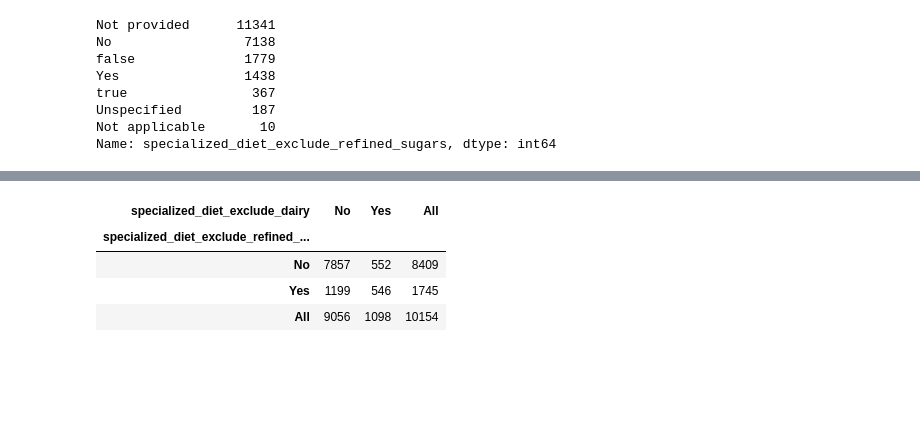
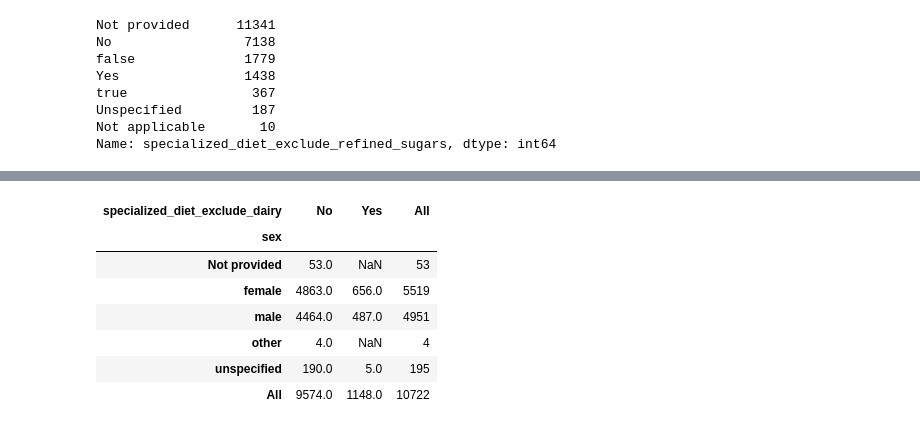
Before and after one commit to grusso98/gut-microbiota-diet, a Jupyter notebook: EDA.ipynb, the cells around one changed output, grey strips where cells are left out. Saved outputs shown, nothing was run; the diff lists cells and outputs as text; code cells hidden in the pictures; blank space fills up the shorter version.

Commit message:
started refined_sugar pipeline

```diff
--- a/EDA.ipynb
+++ b/EDA.ipynb
@@ -72,2 +104,24 @@ Name: specialized_diet_exclude_dairy, dtype: int64
 # %%
 data = data.loc[data.body_site == "UBERON:feces",:]
+# %%
+cond_no_disease=(((data['acid_reflux']=='No') | (data['acid_reflux']=='Not provided')) &
+(data['alcohol_frequency']!='Daily') &
+(data['allergic_to_peanuts']== 'No') &
+(data['allergic_to_shellfish']== 'No') &
+(data['allergic_to_tree_nuts']=='No') &
+(data['allergic_to_other']=='No') &
+((data['autoimmune']=='No') | (data['autoimmune']=='Not provided')) &
+((data['cancer']=='No') | (data['cancer']=='Not provided')) &
+((data['cdiff']=='No') | (data['cdiff']=='Not provided')) &
+((data['diabetes']=='No') | (data['diabetes']=='Not provided')) &
+((data['gluten']=='No') | (data['gluten']=='Not provided')) &
+((data['ibd']=='No') | (data['ibd']=='Not provided')) &
+((data['ibs']=='No') | (data['ibs']=='Not provided')) &
+((data['kidney_disease']=='No') | (data['kidney_disease']=='Not provided')) &
+((data['lactose']=='No') | (data['lactose']=='Not provided')) &
+((data['liver_disease']=='No') | (data['liver_disease']=='Not provided')) &
+((data['mental_illness_type_anorexia_nervosa']=='No') | (data['mental_illness_type_anorexia_nervosa']=='Not provided')) &
+((data['mental_illness_type_bulimia_nervosa']=='No') | (data['mental_illness_type_bulimia_nervosa']=='Not provided')) &
+((data['sibo']=='No') | (data['sibo']=='Not provided')))
+# %%
+data_no_disease = data.loc[cond_no_disease, :]
@@ -74,13 +144,15 @@ data = data.loc[data.body_site == "UBERON:feces",:]
 # %%
 column_filt = ["sample_name",
                "age_years",
+               "age_cat",
                "sex",
                "specialized_diet_exclude_dairy",
                "specialized_diet_exclude_refined_sugars",
                "body_site",
-               "specialized_diet_i_do_not_eat_a_specialized_diet"]
+               "specialized_diet_i_do_not_eat_a_specialized_diet",
+               "specialized_diet_paleodiet_or_primal_diet"]
 # %%
-data_f = data.loc[:,column_filt]
+data_f = data_no_disease.loc[:,column_filt]
 # %%
 data_f.loc[data_f.specialized_diet_i_do_not_eat_a_specialized_diet == "false","specialized_diet_i_do_not_eat_a_specialized_diet"] = "No"
 data_f.loc[data_f.specialized_diet_i_do_not_eat_a_specialized_diet == "true","specialized_diet_i_do_not_eat_a_specialized_diet"] = "Yes"
@@ -116,12 +200,15 @@ data_diet
 # %%
-pd.crosstab(data_diet.specialized_diet_exclude_refined_sugars,
+pd.crosstab(data_diet.sex,
             data_diet.specialized_diet_exclude_dairy,
             values=data_diet.sample_name,
             aggfunc=len,
             margins = True)
 # %% [output]
 | specialized_diet_exclude_dairy | No | Yes | All |
-| specialized_diet_exclude_refined_... |  |  |  |
-| No | 7857 | 552 | 8409 |
-| Yes | 1199 | 546 | 1745 |
-| All | 9056 | 1098 | 10154 |
+| sex |  |  |  |
+| Not provided | 53.0 | NaN | 53 |
+| female | 4863.0 | 656.0 | 5519 |
+| male | 4464.0 | 487.0 | 4951 |
+| other | 4.0 | NaN | 4 |
+| unspecified | 190.0 | 5.0 | 195 |
+| All | 9574.0 | 1148.0 | 10722 |
```
Also changed, not shown: parts of 21 cells of this notebook.
